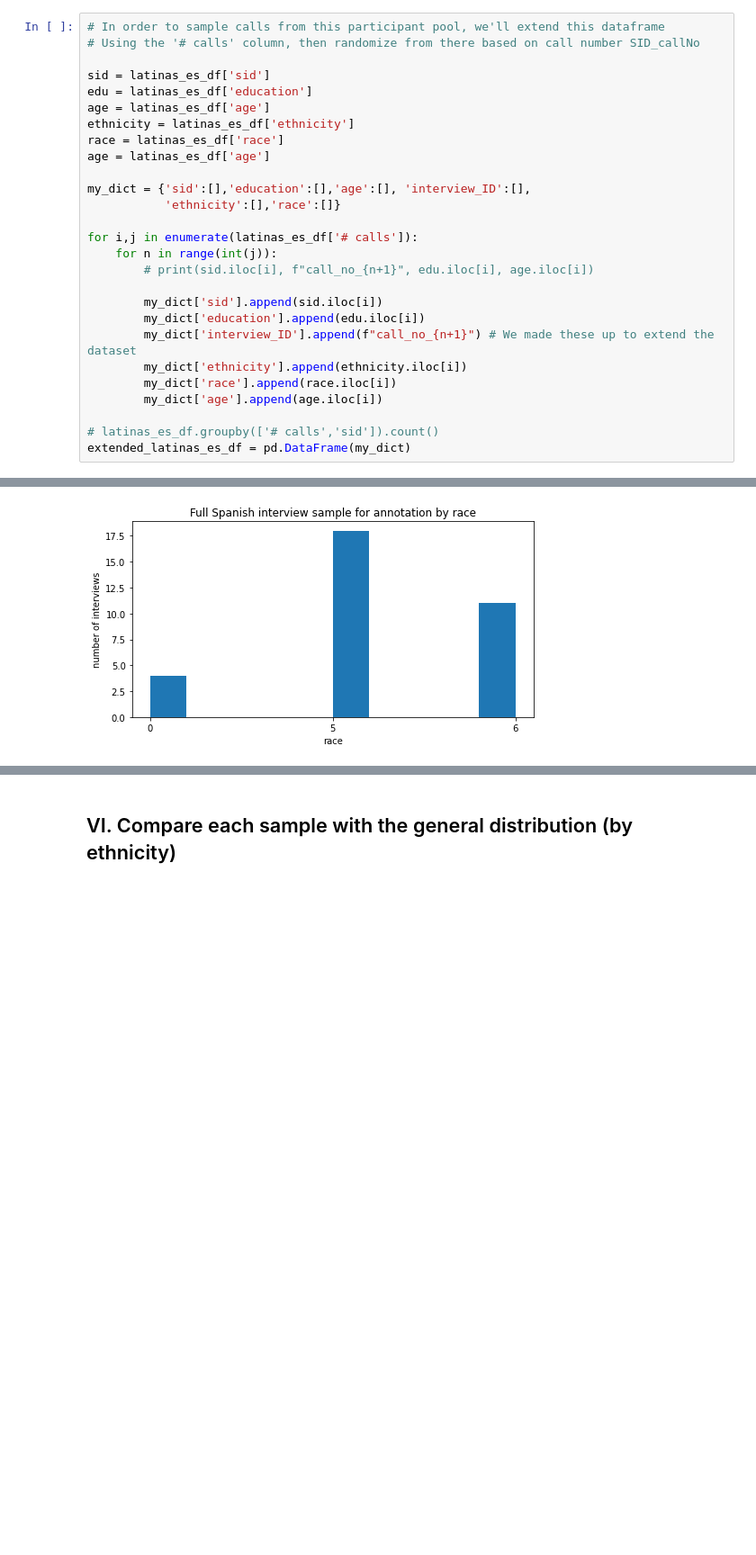
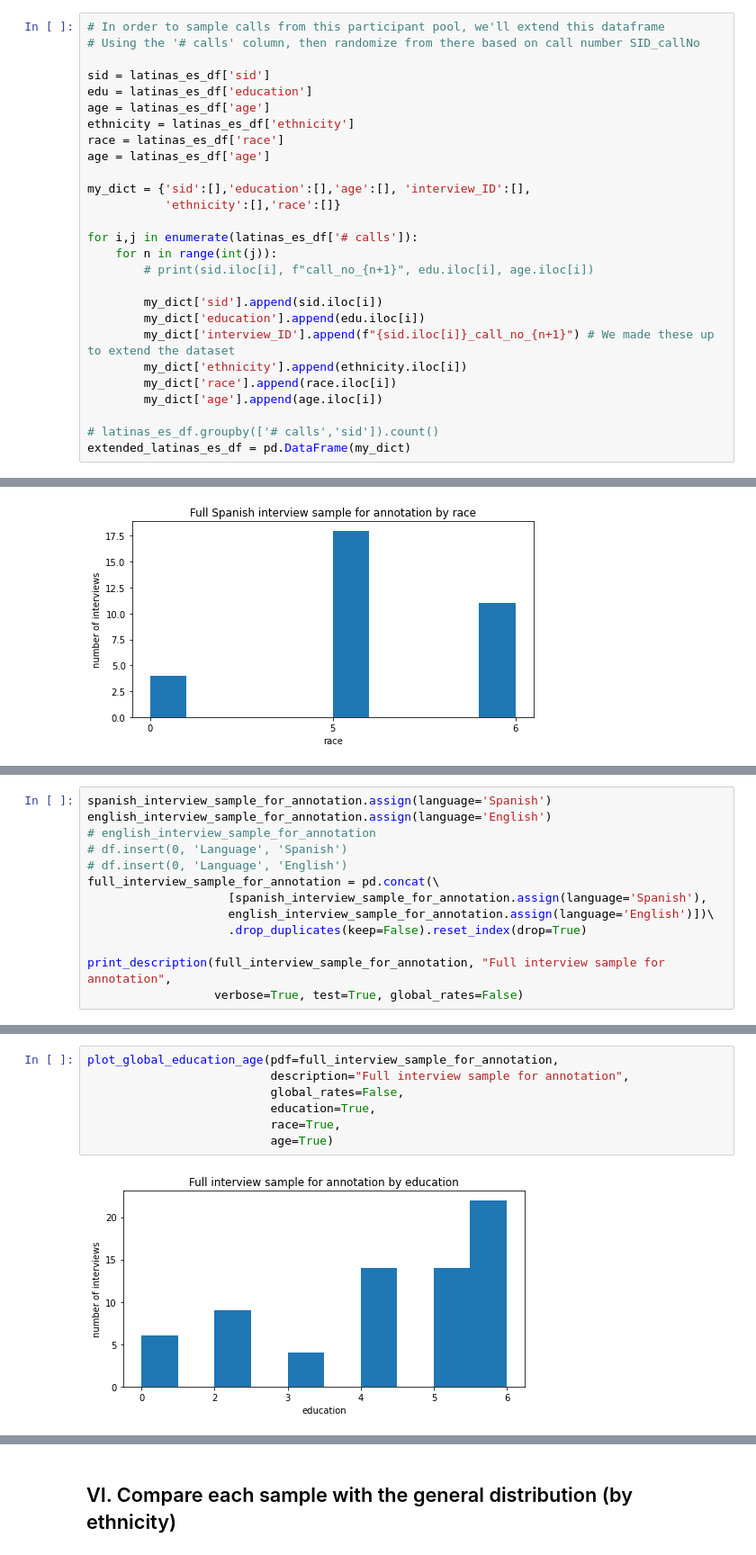
Before and after one commit to clulab/lives, a Jupyter notebook: data_wrangling/selection/annotation_dataset_selection.ipynb, the cells around one changed output, grey strips where cells are left out. Shown at 90% size. Cells and saved outputs as stored; diff of their text form; blank space fills up the shorter version.

```diff
--- a/data_wrangling/selection/annotation_dataset_selection.ipynb
+++ b/data_wrangling/selection/annotation_dataset_selection.ipynb
@@ -1153,7 +1160,7 @@ for i,j in enumerate(latinas_es_df['# calls']):
 
         my_dict['sid'].append(sid.iloc[i])
         my_dict['education'].append(edu.iloc[i])
-        my_dict['interview_ID'].append(f"call_no_{n+1}") # We made these up to extend the dataset
+        my_dict['interview_ID'].append(f"{sid.iloc[i]}_call_no_{n+1}") # We made these up to extend the dataset
         my_dict['ethnicity'].append(ethnicity.iloc[i])
         my_dict['race'].append(race.iloc[i])
         my_dict['age'].append(age.iloc[i])
@@ -1286,0 +1297,13 @@ plot_global_education_age(spanish_interview_sample_for_annotation,
+# %%
+spanish_interview_sample_for_annotation.assign(language='Spanish')
+english_interview_sample_for_annotation.assign(language='English')
+# english_interview_sample_for_annotation
+# df.insert(0, 'Language', 'Spanish')
+# df.insert(0, 'Language', 'English')
+full_interview_sample_for_annotation = pd.concat(\
+                    [spanish_interview_sample_for_annotation.assign(language='Spanish'),
+                    english_interview_sample_for_annotation.assign(language='English')])\
+                    .drop_duplicates(keep=False).reset_index(drop=True)
+
+print_description(full_interview_sample_for_annotation, "Full interview sample for annotation",
+                  verbose=True, test=True, global_rates=False)
@@ -1286,0 +1329,9 @@ plot_global_education_age(spanish_interview_sample_for_annotation,
+# %%
+plot_global_education_age(pdf=full_interview_sample_for_annotation,
+                          description="Full interview sample for annotation",
+                          global_rates=False,
+                          education=True,
+                          race=True,
+                          age=True)
+# %% [output]
+[figure, added]
```
Also changed, not shown: parts of 15 cells of this notebook.
